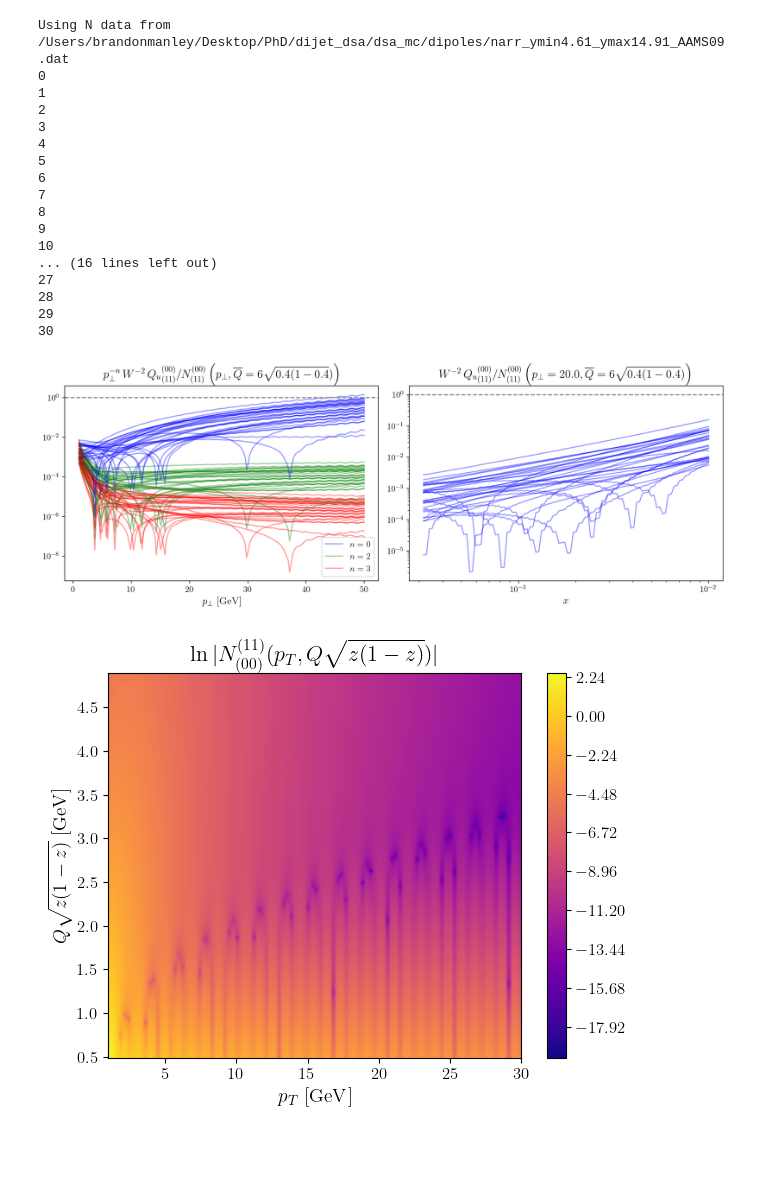
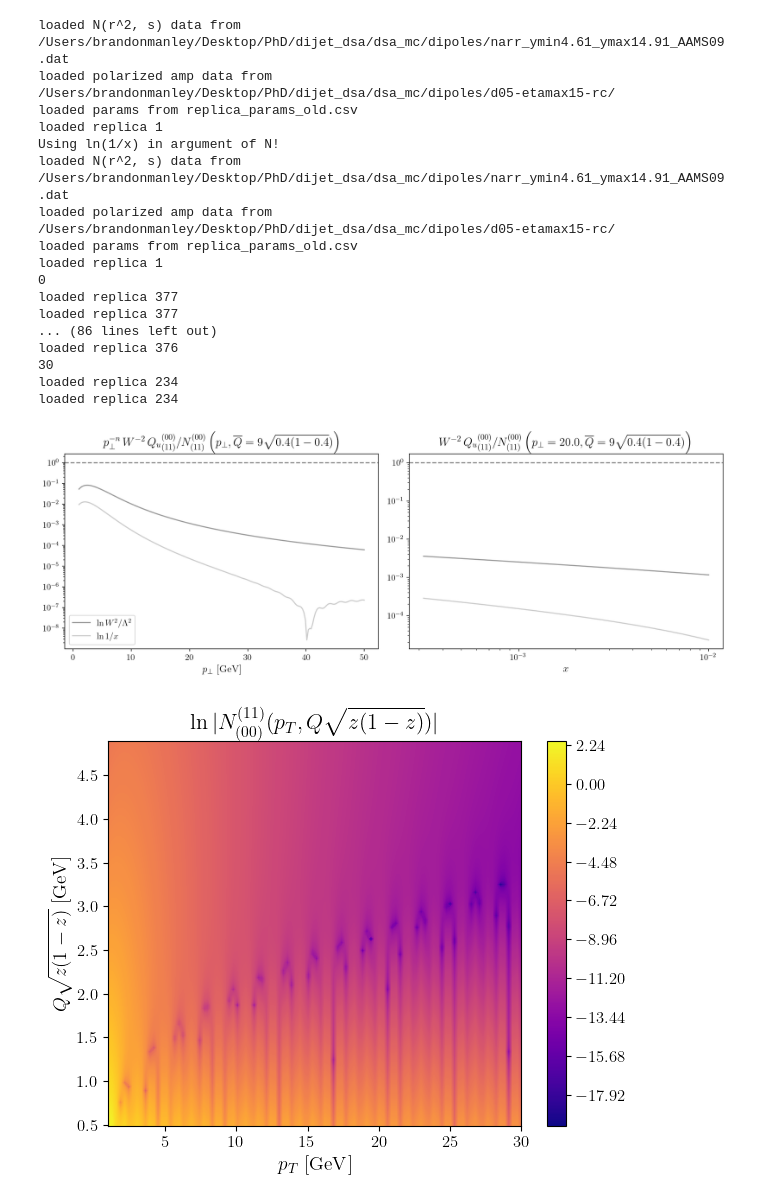
Before and after one commit to brandonmanley/dijet_DSA, a Jupyter notebook: bmanley/dsa_analysis.ipynb, the cells around one changed output. Drawn from its saved outputs; the diff is of its cells as text; code cells hidden in the pictures; blank space fills up the shorter version.

```diff
--- a/bmanley/dsa_analysis.ipynb
+++ b/bmanley/dsa_analysis.ipynb
@@ -413,15 +491,16 @@ dijet_kins.y = (dijet_kins.Q**2)/(dijet_kins.s*dijet_kins.x)
 assert dijet_kins.y <= 1, 'y > 1'
 
 pT_values = np.linspace(1,40,100)
-dj = dijet.DIJET()
-dj_pp = dijet.DIJET(gauss_param=0, mv_only=False)
+dj = dijet.DIJET(fix_moments=False)
+dj_pp = dijet.DIJET(fix_moments=False)
 dj_pp.load_params('replica_params_pp.csv')
 
 replicas = {}
 replicas['dis+sidis'] = []
 replicas['+pp'] = []
 
-for irep in range(500):
+# nrep = random.randint(1,398)
+for irep in range(398):
     if irep > 100: break
     print(irep)
     nrep = random.randint(1,398)
@@ -571,12 +662,13 @@ else:
 # make Fourier-Bessel transform data
 
 fb_kins = dijet.Kinematics()
-fb_kins.Q = 6
+fb_kins.Q = 9
 fb_kins.s = 100**2
 fb_kins.z = 0.4
 fb_kins.pT = 20.0
 
 dj = dijet.DIJET()
+dj_bad = dijet.DIJET(old_rap=True)
 
 values = {}
 values['pT'] = np.linspace(1, 50, 200)
@@ -587,17 +679,27 @@ fbs = {}
 fbs['N'] = {}
 fbs['Qu'] = {}
 
+
+fbs_bad = {}
+fbs_bad['N'] = {}
+fbs_bad['Qu'] = {}
+
 for var in ['pT', 'x']:
     fbs['N'][var] = []
     fbs['Qu'][var] = []
+
+    fbs_bad['N'][var] = []
+    fbs_bad['Qu'][var] = []
 
 for irep in range(500):
     if irep > 30: break
     print(irep)
     nrep = random.randint(1,398)
     dj.set_params(nrep)
+    dj_bad.set_params(nrep)
 
     pfb_rep = []
+    pfb_rep_bad = []
     fb_kins.x = 0.01
     w2 = (fb_kins.Q**2)*((1/fb_kins.x)-1)
     for pT in values['pT']:
@@ -605,13 +707,17 @@ for irep in range(500):
 
         if irep == 0:
             fbs['N']['pT'].append(dj.fourier_bessel(fb_kins, [[1,1,0,0]], 'N'))
+            fbs_bad['N']['pT'].append(dj_bad.fourier_bessel(fb_kins, [[1,1,0,0]], 'N'))
 
         pfb_rep.append(dj.fourier_bessel(fb_kins, [[1,1,0,0]], 'Qu')/w2)
+        pfb_rep_bad.append(dj_bad.fourier_bessel(fb_kins, [[1,1,0,0]], 'Qu')/w2)
 
     fbs['Qu']['pT'].append(pfb_rep)
+    fbs_bad['Qu']['pT'].append(pfb_rep_bad)
 
 
     pfb_rep = []
+    pfb_rep_bad = []
     fb_kins.pT = 20.0
     for x in values['x']:
         fb_kins.x = x
@@ -619,28 +725,31 @@ for irep in range(500):
         w2 = (fb_kins.Q**2)*((1/x)-1)
         if irep == 0:
             fbs['N']['x'].append(dj.fourier_bessel(fb_kins, [[1,1,0,0]], 'N'))
+            fbs_bad['N']['x'].append(dj_bad.fourier_bessel(fb_kins, [[1,1,0,0]], 'N'))
 
         pfb_rep.append(dj.fourier_bessel(fb_kins, [[1,1,0,0]], 'Qu')/w2)
+        pfb_rep_bad.append(dj_bad.fourier_bessel(fb_kins, [[1,1,0,0]], 'Qu')/w2)
 
     fbs['Qu']['x'].append(pfb_rep)
+    fbs_bad['Qu']['x'].append(pfb_rep_bad)
 # %% [output]
-Using N data from /Users/brandonmanley/Desktop/PhD/dijet_dsa/dsa_mc/dipoles/narr_ymin4.61_ymax14.91_AAMS09.dat
+loaded N(r^2, s) data from /Users/brandonmanley/Desktop/PhD/dijet_dsa/dsa_mc/dipoles/narr_ymin4.61_ymax14.91_AAMS09.dat
+loaded polarized amp data from /Users/brandonmanley/Desktop/PhD/dijet_dsa/dsa_mc/dipoles/d05-etamax15-rc/
+loaded params from replica_params_old.csv
+loaded replica 1
+Using ln(1/x) in argument of N!
+loaded N(r^2, s) data from /Users/brandonmanley/Desktop/PhD/dijet_dsa/dsa_mc/dipoles/narr_ymin4.61_ymax14.91_AAMS09.dat
+loaded polarized amp data from /Users/brandonmanley/Desktop/PhD/dijet_dsa/dsa_mc/dipoles/d05-etamax15-rc/
+loaded params from replica_params_old.csv
+loaded replica 1
 0
-1
-2
-3
-4
-5
-6
-7
-8
-9
-10
-... (16 lines left out)
-27
-28
-29
+loaded replica 377
+loaded replica 377
+... (86 lines left out)
+loaded replica 376
 30
+loaded replica 234
+loaded replica 234
 # %%
 # plot FB transform
 asp_ratio = 4/3
@@ -648,42 +757,48 @@ psize = 5
 fig, axs = plt.subplots(1, 2, figsize=(asp_ratio*psize*2, psize))
 
 for irep in range(len(fbs['Qu']['x'])):
+    if irep > 0: continue
     if irep == 0:
         label0 = r'$n=0$'
         label1 = r'$n=1$'
         label2 = r'$n=2$'
         label3 = r'$n=3$'
     else:
         label0, label1, label2, label3 = None, None, None, None
 
-    axs[0].plot(values['pT'], ((1/values['pT'])**0)*(np.abs(fbs['Qu']['pT'][irep])/np.abs(fbs['N']['pT'])), alpha=0.4, color='blue', label=label0)
+    # axs[0].plot(values['pT'], ((1/values['pT'])**0)*(np.abs(fbs['Qu']['pT'][irep])/np.abs(fbs['N']['pT'])), alpha=0.4, color='blue', label=label0)
     # axs.plot(values['pT'], ((1/values['pT'])**1)*(np.abs(fbs['Qu'][irep])/np.abs(fbs['N'])), alpha=0.4, color='red', label=label1)
-    axs[0].plot(values['pT'], ((1/values['pT'])**2)*(np.abs(fbs['Qu']['pT'][irep])/np.abs(fbs['N']['pT'])), alpha=0.4, color='green', label=label2)
-    axs[0].plot(values['pT'], ((1/values['pT'])**3)*(np.abs(fbs['Qu']['pT'][irep])/np.abs(fbs['N']['pT'])), alpha=0.4, color='red', label=label3)
+    # axs[0].plot(values['pT'], ((1/values['pT'])**2)*(np.abs(fbs['Qu']['pT'][irep])/np.abs(fbs['N']['pT'])), alpha=0.4, color='green', label=label2)
+    # axs[0].plot(values['pT'], ((1/values['pT'])**3)*(np.abs(fbs['Qu']['pT'][irep])/np.abs(fbs['N']['pT'])), alpha=0.4, color='red', label=label3)
 
+    axs[0].plot(values['pT'], np.abs(fbs['N']['pT']), alpha=0.4, color='black', label=r'$\ln W^2/\Lambda^2$')
+    axs[0].plot(values['pT'], np.abs(fbs_bad['N']['pT']), alpha=0.4, color='gray', label=r'$\ln 1/x$')
 
-    axs[1].plot(values['x'], (np.abs(fbs['Qu']['x'][irep])/np.abs(fbs['N']['x'])), alpha=0.4, color='blue')
+    axs[1].plot(values['x'], np.abs(fbs['N']['x']), alpha=0.4, color='black')
+    axs[1].plot(values['x'], np.abs(fbs_bad['N']['x']), alpha=0.4, color='gray')
+
+    # axs[1].plot(values['x'], (np.abs(fbs['Qu']['x'][irep])/np.abs(fbs['N']['x'])), alpha=0.4, color='blue')
 
 
 axs[0].axhline(y=1, color='grey', linestyle='--')
 axs[0].set_xlabel(r'$p_{\perp}$ [GeV]')
 axs[0].legend()
 axs[0].axes.set_title(fr'$p_\perp^{{-n}}\, W^{{-2}} \, {{Q_u}}_{{(11)}}^{{(00)}}/N_{{(11)}}^{{(00)}} \left( p_\perp, \overline{{Q}} = {fb_kins.Q}\sqrt{{{fb_kins.z}(1-{fb_kins.z}}}) \right)$')
 axs[0].semilogy()
 
 axs[1].axhline(y=1, color='grey', linestyle='--')
 axs[1].set_xlabel(r'$x$')
 # axs[1].legend()
 axs[1].axes.set_title(fr'$W^{{-2}} \, {{Q_u}}_{{(11)}}^{{(00)}}/N_{{(11)}}^{{(00)}} \left( p_\perp={fb_kins.pT}, \overline{{Q}} = {fb_kins.Q}\sqrt{{{fb_kins.z}(1-{fb_kins.z}}}) \right)$')
 axs[1].semilogy()
 axs[1].semilogx()
 
 plt.tight_layout()
 plt.show()
 
-fig.savefig('plots/fb_ratio_ppreps.pdf', dpi=400, bbox_inches="tight")
+# fig.savefig('plots/fb_ratio_ppreps.pdf', dpi=400, bbox_inches="tight")
 # %% [output]
-[figure, old version]
+[figure, new version]
 # %%
 # make data for FB contour plot
 
```
Also changed, not shown: parts of 10 cells of this notebook, 38 other files.
